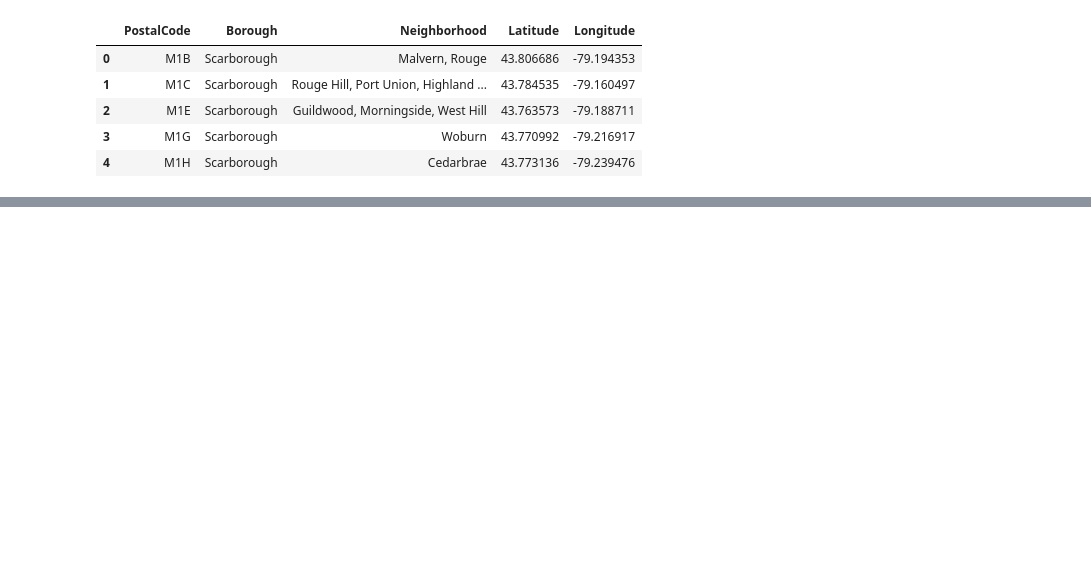
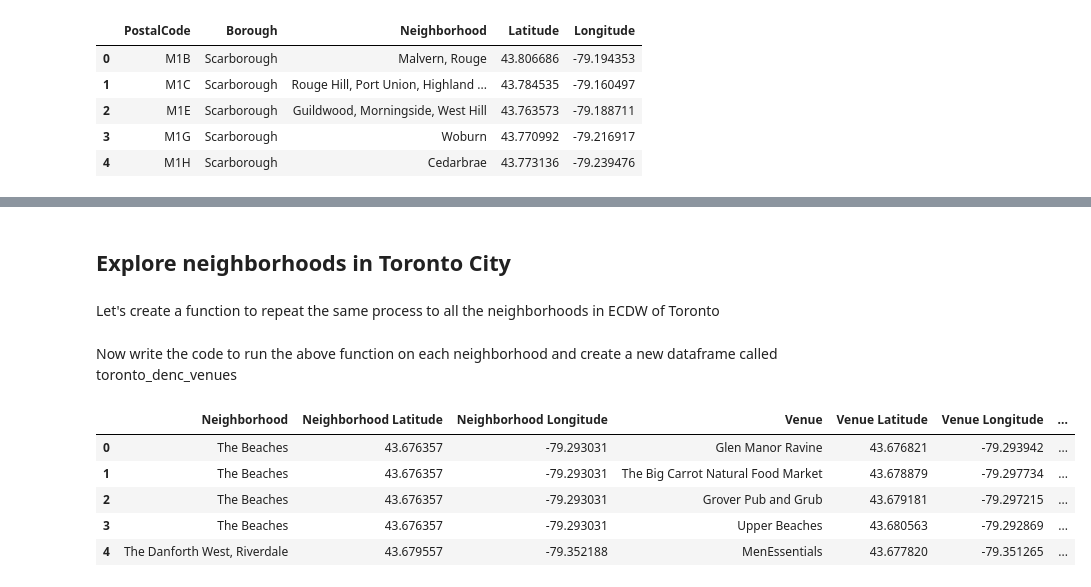
Before and after one commit to Rocco1620/Coursera_Capstone, a Jupyter notebook: Segmenting and Clustering Neighbohoods in Toronto.ipynb, the cells around one changed output, grey strips where cells are left out. Cells and saved outputs as stored; diff of their text form; code cells hidden in the pictures; blank space fills up the shorter version.

```diff
--- a/Segmenting and Clustering Neighbohoods in Toronto.ipynb
+++ b/Segmenting and Clustering Neighbohoods in Toronto.ipynb
@@ -146,0 +314,4 @@ df_Toronto.head()
+# %% [markdown]
+## Explore neighborhoods in Toronto City
+# %% [markdown]
+Let's create a function to repeat the same process to all the neighborhoods in ECDW of Toronto
@@ -146,0 +358,2 @@ df_Toronto.head()
+# %% [markdown]
+Now write the code to run the above function on each neighborhood and create a new dataframe called toronto_denc_venues
@@ -146,0 +365,9 @@ df_Toronto.head()
+# %%
+Toronto_ECDW_venues.head()
+# %% [output]
+|  | Neighborhood | Neighborhood Latitude | Neighborhood Longitude | Venue | Venue Latitude | Venue Longitude | ... |
+| 0 | The Beaches | 43.676357 | -79.293031 | Glen Manor Ravine | 43.676821 | -79.293942 | ... |
+| 1 | The Beaches | 43.676357 | -79.293031 | The Big Carrot Natural Food Market | 43.678879 | -79.297734 | ... |
+| 2 | The Beaches | 43.676357 | -79.293031 | Grover Pub and Grub | 43.679181 | -79.297215 | ... |
+| 3 | The Beaches | 43.676357 | -79.293031 | Upper Beaches | 43.680563 | -79.292869 | ... |
+| 4 | The Danforth West, Riverdale | 43.679557 | -79.352188 | MenEssentials | 43.677820 | -79.351265 | ... |
```
Also changed, not shown: parts of 62 cells of this notebook.
